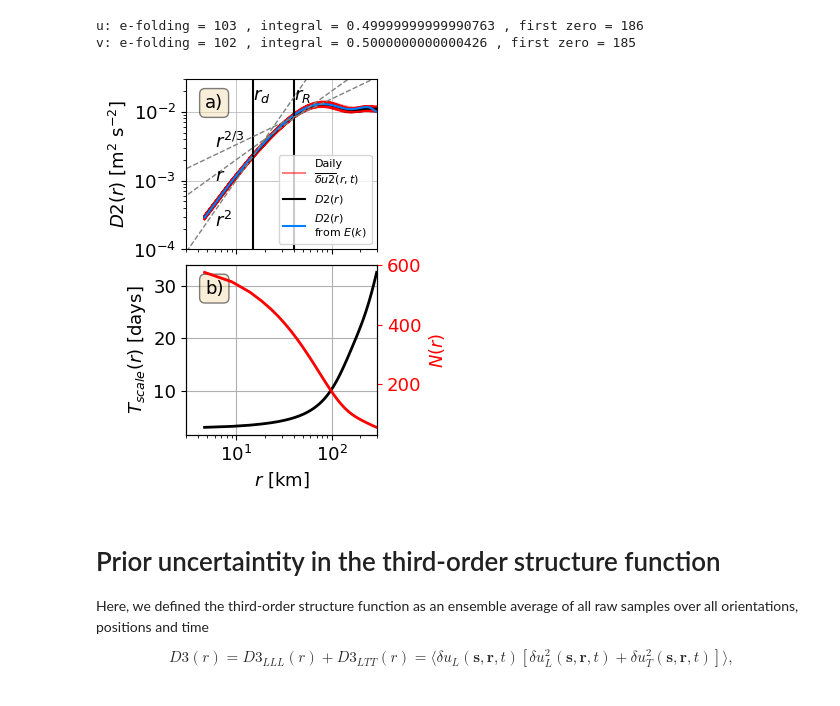
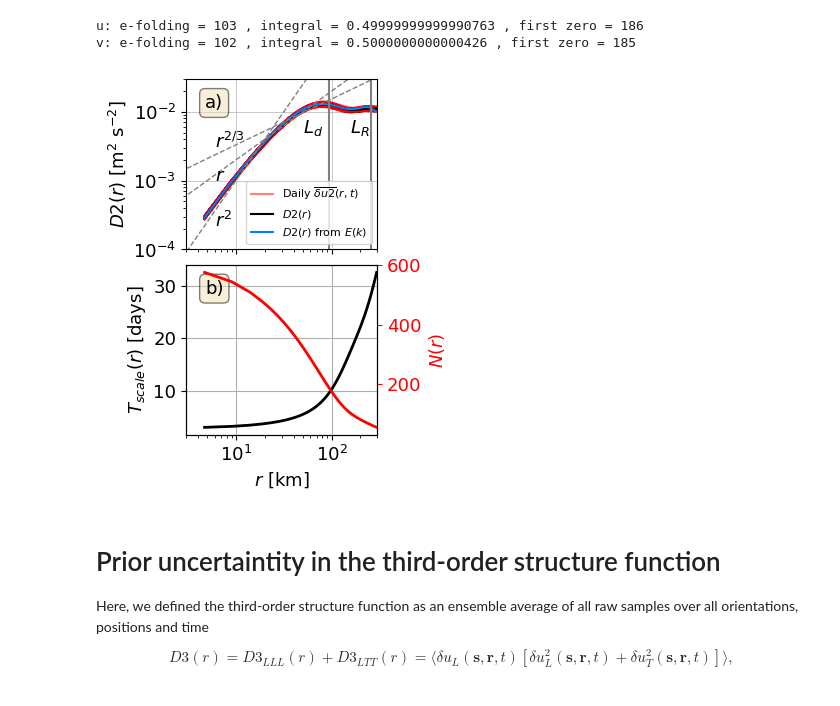
Before and after one commit to manuelogtzv/SF3_RLS, a Jupyter notebook: TwoLayer_QGModel_SFs_Fluxes.ipynb, the cells around one changed output. Drawn from its saved outputs; the diff is of its cells as text; code cells hidden in the pictures.

```diff
--- a/TwoLayer_QGModel_SFs_Fluxes.ipynb
+++ b/TwoLayer_QGModel_SFs_Fluxes.ipynb
@@ -47,8 +47,23 @@ qgSF = qgSF.chunk({'dcorr': 541*4, 'time':365*2})
 
 # mSF_15 = du_qg.assign_coords(time=pd.to_datetime(mSF_15.time.values, unit='s'))
 qgSF['time'] = qgSF.time/86400
-qgSF['du1'] = qgSF.ulls + qgSF.utts
-qgSF['du2'] = qgSF.dul2 + qgSF.dut2
+qgSF['du1'] = xr.DataArray(
+    qgSF.ulls + qgSF.utts,
+    attrs={
+        "long_name": "First-order fluctuation",
+        "name": "$\\delta u1$",
+        "units": "m s^-^1"
+    }
+)
+
+qgSF['du2'] = xr.DataArray(
+    qgSF.dul2 + qgSF.dut2,
+    attrs={
+        "long_name": "Second-order fluctuation",
+        "name": "$\\delta u2$",
+        "units": "m^2 s^-^2"
+    }
+)
 qgSF
 # %% [output]
 <xarray.Dataset>
@@ -364,15 +393,15 @@ u0 = u1.chunk({'x': 256, 'y': 256, 'time': 1000})
 v0 = v1.chunk({'x': 256, 'y': 256, 'time': 1000})
 
 uiso0 = xrft.isotropic_power_spectrum(u0, dim=['x','y'],
-                                      window=None, detrend=None, scaling='density')
+                                      window=None, detrend=None)
 viso0 = xrft.isotropic_power_spectrum(v0, dim=['x','y'],
-                                      window=None, detrend=None, scaling='density')
+                                      window=None, detrend=None)
 
 # Removes mean
 uiso0_dm = xrft.isotropic_power_spectrum(u0-u0.mean(dim='time'), dim=['x','y'],
-                                         window=None, detrend=None, scaling='density')
+                                         window=None, detrend=None)
 viso0_dm = xrft.isotropic_power_spectrum(v0-v0.mean(dim='time'), dim=['x','y'],
-                                         window=None, detrend=None, scaling='density')
+                                         window=None, detrend=None)
 
 with ProgressBar():
     # KE isotropic wavenumber spectrum
@@ -417,6 +446,6 @@ with ProgressBar():
 # %%
 #### Checks that methods are correct
-rd = 15e3 #Rossby radius
+rd = 15e3*2*np.pi #Rossby radius
 beta = 1.5e-11
 U = 0.025
 krh = np.sqrt(beta/U) # Rhines wavenumber
@@ -529,51 +558,51 @@ fug = plt.figure(figsize=(3.8, 4.5))
 # Subplot a)
 # --------------------------
 plt.subplot(2, 1, 1)
-plt.loglog(0, 0, color='r', alpha=0.5, label='Daily\n$\\overline{\\delta u2}(r, t)$')
+plt.loglog(0, 0, color='r', alpha=0.5, label='Daily $\\overline{\\delta u2}(r, t)$')
 plt.loglog(rr2*1e-3, mSF_15.du2.values.T, color='r', alpha=0.01)
 plt.loglog(rr2*1e-3, sf2_mean, color='k', label='$D2(r)$')
 plt.fill_between(rr2*1e-3, sf2_mean + sf2_std/nu3, sf2_mean - sf2_std/nu3, edgecolor=None,
                  color='k', alpha=0.2)
-plt.loglog(rr2*1e-3, sf2_EKEiso*2, color=colsfa, linewidth=1.5, label='$D2(r)$\nfrom $E(k)$')
-plt.plot(np.ones((2,))*rd*1e-3, [1e-40, 1e0], '-k')
-plt.plot(np.ones((2,))*1e-3/krh, [1e-40, 1e0], '-k')
+plt.loglog(rr2*1e-3, sf2_EKEiso*2, color=colsfa, linewidth=1.5, label='$D2(r)$ from $E(k)$')
+plt.plot(np.ones((2,))*rd*1e-3, [1e-40, 1e0], '-', color='gray')
+plt.plot(np.ones((2,))*1e-3/krh, [1e-40, 1e0], '-', color='gray')
 plt.plot(np.arange(1, 300, 10), np.arange(1, 300, 10)**(2)/(1e5), '--', linewidth=1, color='gray')
 plt.plot(np.arange(1, 300, 10), np.arange(1, 300, 10)/5e3, '--', linewidth=1, color='gray')
 plt.plot(np.arange(1, 300, 10), np.arange(1, 300, 10)**(2/3)/1.4e3, '--', linewidth=1, color='gray')
-plt.text(rd*1e-3, 1.5e-2, '$r_d$')
-plt.text(1e-3/krh, 1.5e-2, '$r_R$')
+plt.text(5e1, 5e-3, '$L_d$')
+plt.text(1e-3/krh-100, 5e-3, '$L_R$')
 plt.text(6e0, 2.1e-4, '$r^2$')
 plt.text(6e0, 1e-3, '$r$')
 plt.text(6e0, 3e-3, '$r^{2/3}$')
 plt.xlim(3e0, 3e2)
 plt.ylim(1e-4, 3e-2)
 plt.ylabel('$D2(r)$ [m$^2$ s$^{-2}$]')
 plt.gca().set_xticklabels([])
 # plt.xlabel('$r$ [km]')
 plt.text(0.1, 0.83, 'a)', bbox=props, transform=plt.gca().transAxes)
 plt.legend(loc=4, fontsize=8)
 plt.grid(linewidth=0.5)
 
 # --------------------------
 # Subplot b)
 # --------------------------
 s1 = plt.subplot(2, 1, 2)
 plt.semilogx(rr2*1e-3, qg_tscale3/86400, '-', color='black', linewidth=2)
 plt.xlim(3e0, 3e2)
 plt.ylabel('$T_{scale}(r)$ [days]')
 plt.xlabel('$r$ [km]')
 s1a = plt.twinx(s1)
 s1a.semilogx(rr2*1e-3, qg_dof, '-', color='red', linewidth=2)
-s1a.set_xlim(3e0, 3e2)
+# s1a.set_xlim(3e0, 3e2)
 s1a.set_ylabel('$N(r)$', color='red')
 s1a.tick_params(axis='y', colors='red')
 s1.text(0.1, 0.83, 'b)', bbox=props, transform=plt.gca().transAxes)
 s1.grid()
 
 plt.tight_layout(h_pad=-0.2)
 fug.savefig('./FiguresMethodsPaper/fig_QG_D2_N.png', bbox_inches='tight', format='png', dpi=500)
 # %% [output]
-[figure, old version]
+[figure, new version]
 # %% [markdown]
 # Prior uncertaintity in the third-order structure function
 
```
Also changed, not shown: parts of 21 cells of this notebook, 1 other file.
